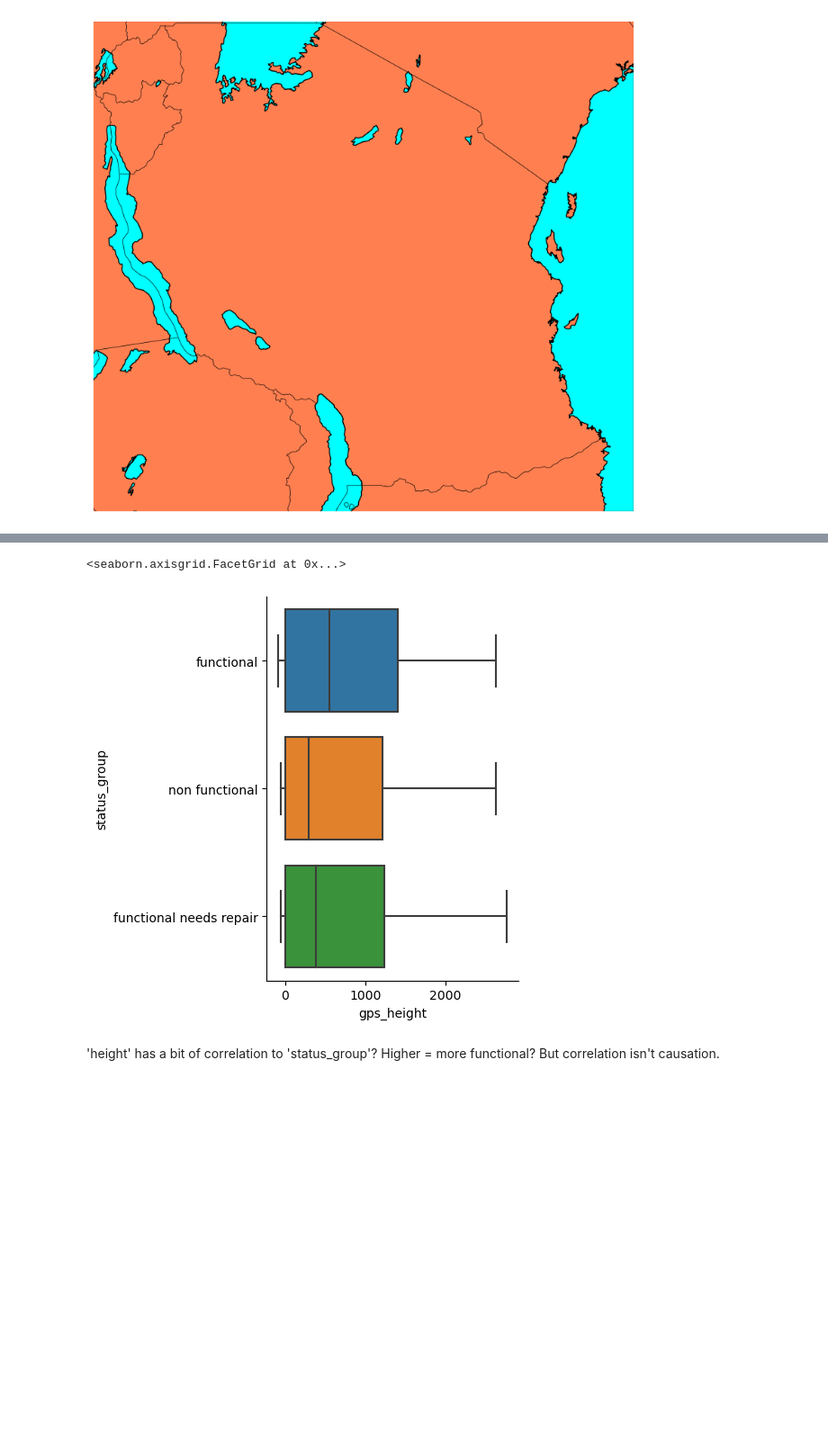
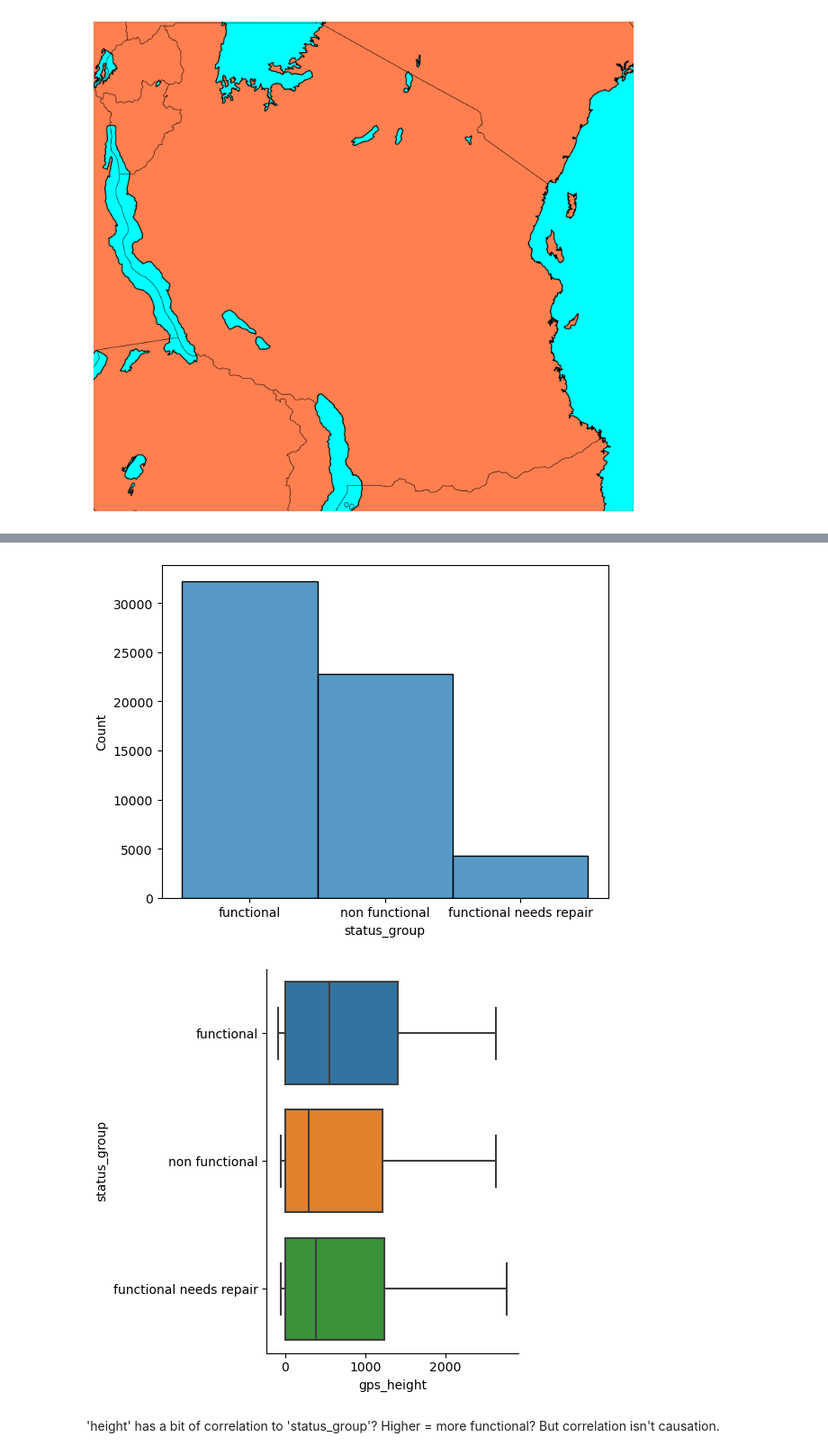
Before and after one commit to roberthobblebottom/pump-it-up, a Jupyter notebook: 1.ipynb, the cells around one changed output, grey strips where cells are left out. Shown at 90% size. Cells and saved outputs as stored; diff of their text form; code cells hidden in the pictures; blank space fills up the shorter version.

```diff
--- a/1.ipynb
+++ b/1.ipynb
@@ -522,8 +356,11 @@ sns.histplot(train,x='status_group')
 # %%
+
+sns.histplot(train,x='status_group')
 sns.catplot(data = train, x = 'gps_height',y = 'status_group',kind='box')
+plt.tight_layout()
 # %% [output]
-<seaborn.axisgrid.FacetGrid at 0x...>
-[figure, old version]
+[figure, new version]
+[figure, added]
 # %% [markdown]
 'height' has a bit of correlation to 'status_group'? Higher = more functional? But correlation isn't causation.
 # %%
```
Also changed, not shown: parts of 45 cells of this notebook.
